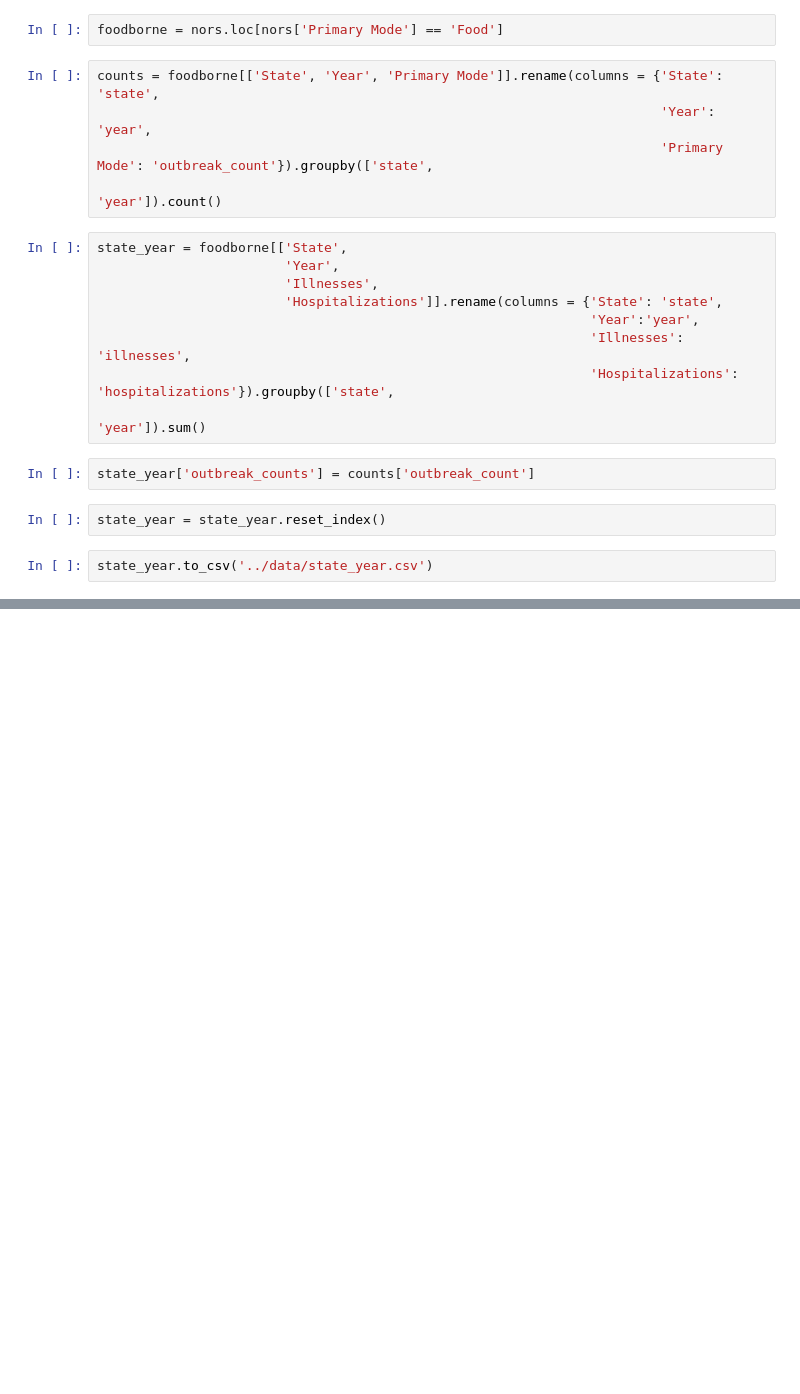
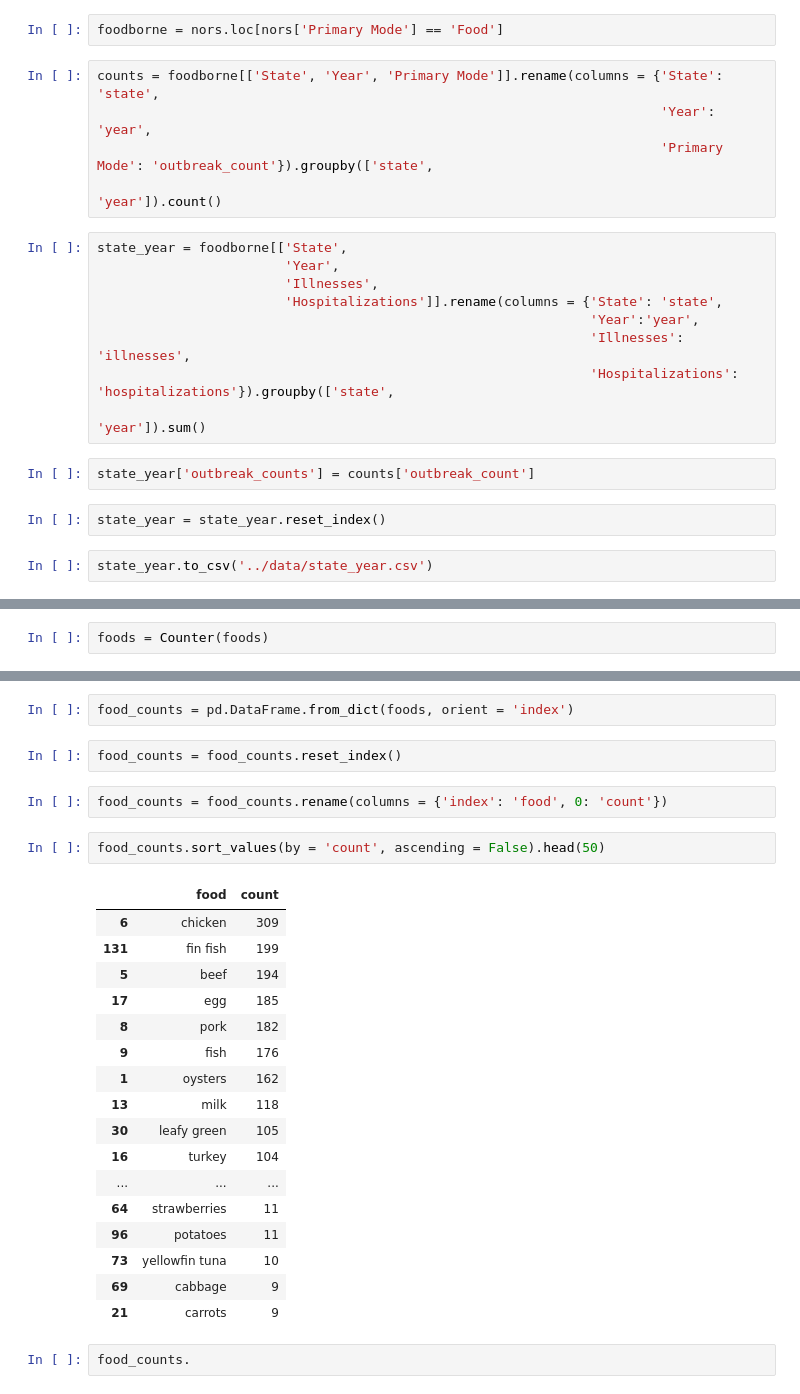
Before and after one commit to richardzleonard/rleonard_capstone_foodborne_illnesses, a Jupyter notebook: scripts/NORS.ipynb, the cells around one changed output, grey strips where cells are left out. Cells and saved outputs as stored; diff of their text form; blank space fills up the shorter version.

```diff
--- a/scripts/NORS.ipynb
+++ b/scripts/NORS.ipynb
@@ -60,0 +99,2 @@ foodborne[['Etiology', 'Year']].rename(columns = {'Etiology': 'etiology', 'Year'
+# %%
+foods = Counter(foods)
@@ -60,0 +121,28 @@ foodborne[['Etiology', 'Year']].rename(columns = {'Etiology': 'etiology', 'Year'
+# %%
+food_counts = pd.DataFrame.from_dict(foods, orient = 'index')
+# %%
+food_counts = food_counts.reset_index()
+# %%
+food_counts = food_counts.rename(columns = {'index': 'food', 0: 'count'})
+# %%
+food_counts.sort_values(by = 'count', ascending = False).head(50)
+# %% [output]
+|  | food | count |
+| 6 | chicken | 309 |
+| 131 | fin fish | 199 |
+| 5 | beef | 194 |
+| 17 | egg | 185 |
+| 8 | pork | 182 |
+| 9 | fish | 176 |
+| 1 | oysters | 162 |
+| 13 | milk | 118 |
+| 30 | leafy green | 105 |
+| 16 | turkey | 104 |
+| ... | ... | ... |
+| 64 | strawberries | 11 |
+| 96 | potatoes | 11 |
+| 73 | yellowfin tuna | 10 |
+| 69 | cabbage | 9 |
+| 21 | carrots | 9 |
+# %%
+food_counts.
```
Also changed, not shown: parts of 16 cells of this notebook, 1 other file.
